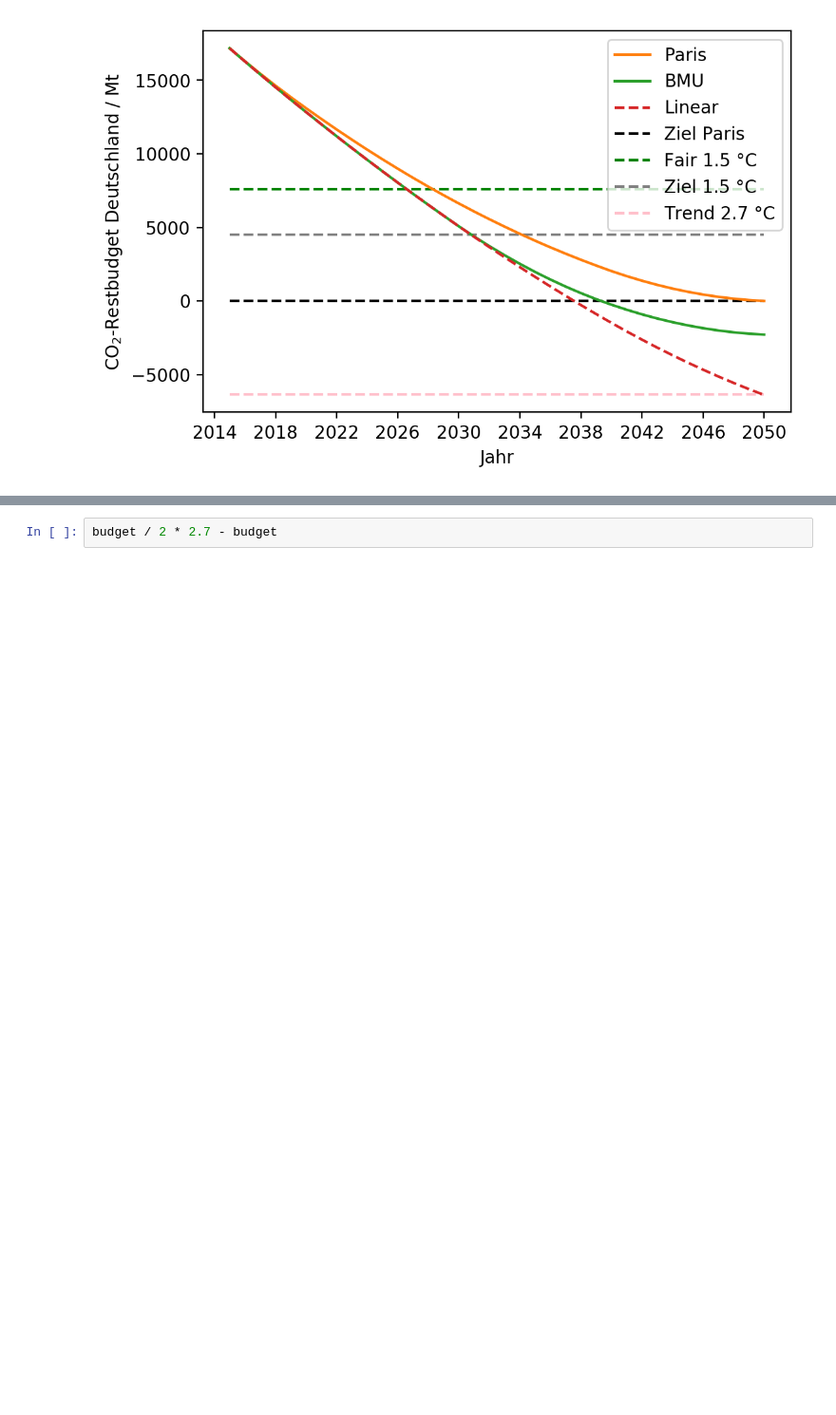
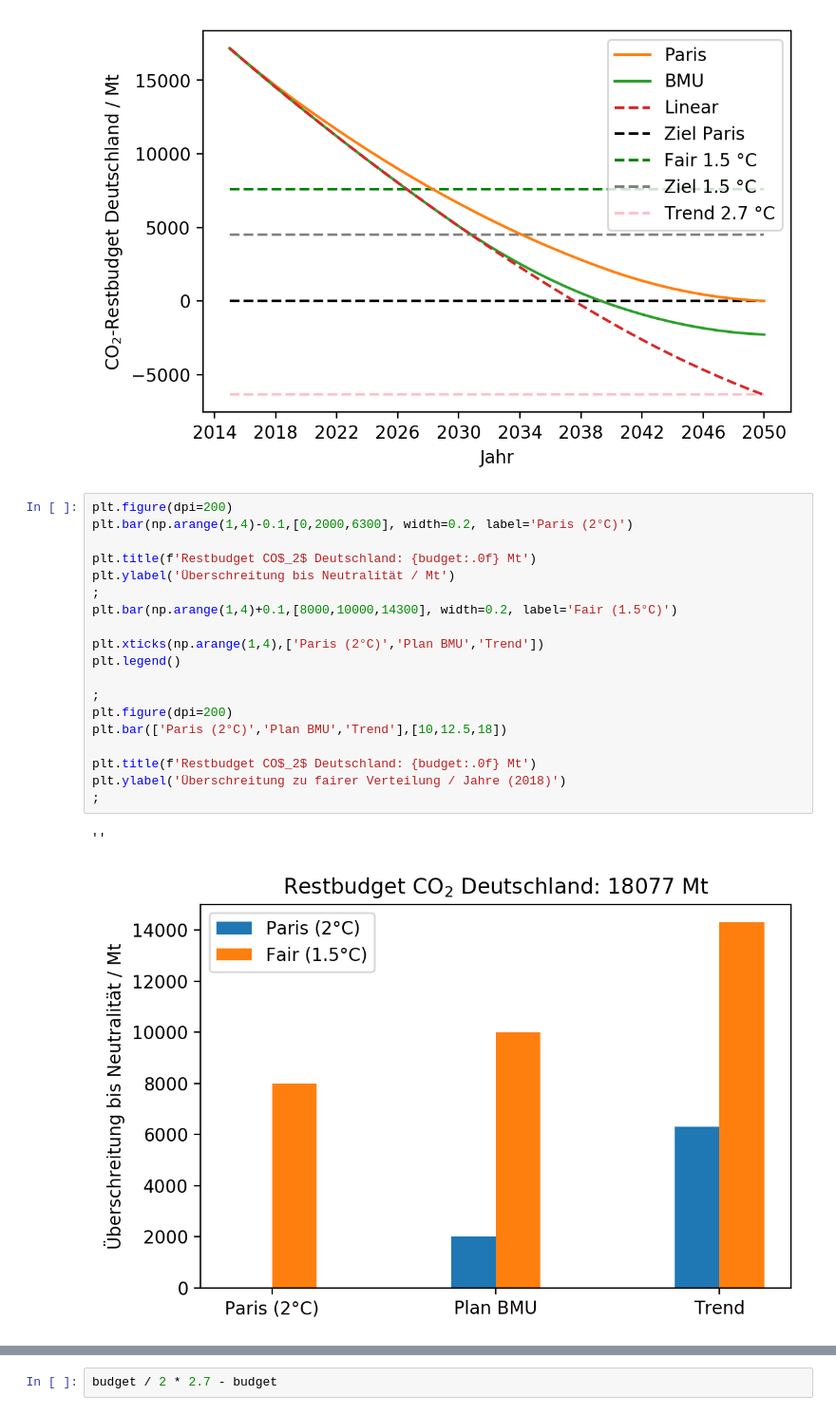
Before and after one commit to s4f-dortmund/open_data_notebooks, a Jupyter notebook: co2_germany_since_1990.ipynb, the cells around one changed output, grey strips where cells are left out. Shown at 95% size. Saved outputs shown, nothing was run; the diff lists cells and outputs as text; blank space fills up the shorter version.

Commit message:
Add budget plots

```diff
--- a/co2_germany_since_1990.ipynb
+++ b/co2_germany_since_1990.ipynb
@@ -251,3 +251,25 @@ plt.xlabel('Jahr')
 # %% [output]
 Text(0.5,0,'Jahr')
 [figure]
+# %%
+plt.figure(dpi=200)
+plt.bar(np.arange(1,4)-0.1,[0,2000,6300], width=0.2, label='Paris (2°C)')
+
+plt.title(f'Restbudget CO$_2$ Deutschland: {budget:.0f} Mt')
+plt.ylabel('Überschreitung bis Neutralität / Mt')
+;
+plt.bar(np.arange(1,4)+0.1,[8000,10000,14300], width=0.2, label='Fair (1.5°C)')
+
+plt.xticks(np.arange(1,4),['Paris (2°C)','Plan BMU','Trend'])
+plt.legend()
+
+;
+plt.figure(dpi=200)
+plt.bar(['Paris (2°C)','Plan BMU','Trend'],[10,12.5,18])
+
+plt.title(f'Restbudget CO$_2$ Deutschland: {budget:.0f} Mt')
+plt.ylabel('Überschreitung zu fairer Verteilung / Jahre (2018)')
+;
+# %% [output]
+''
+[figure, added]
```
Also changed, not shown: parts of 1 cell of this notebook.
